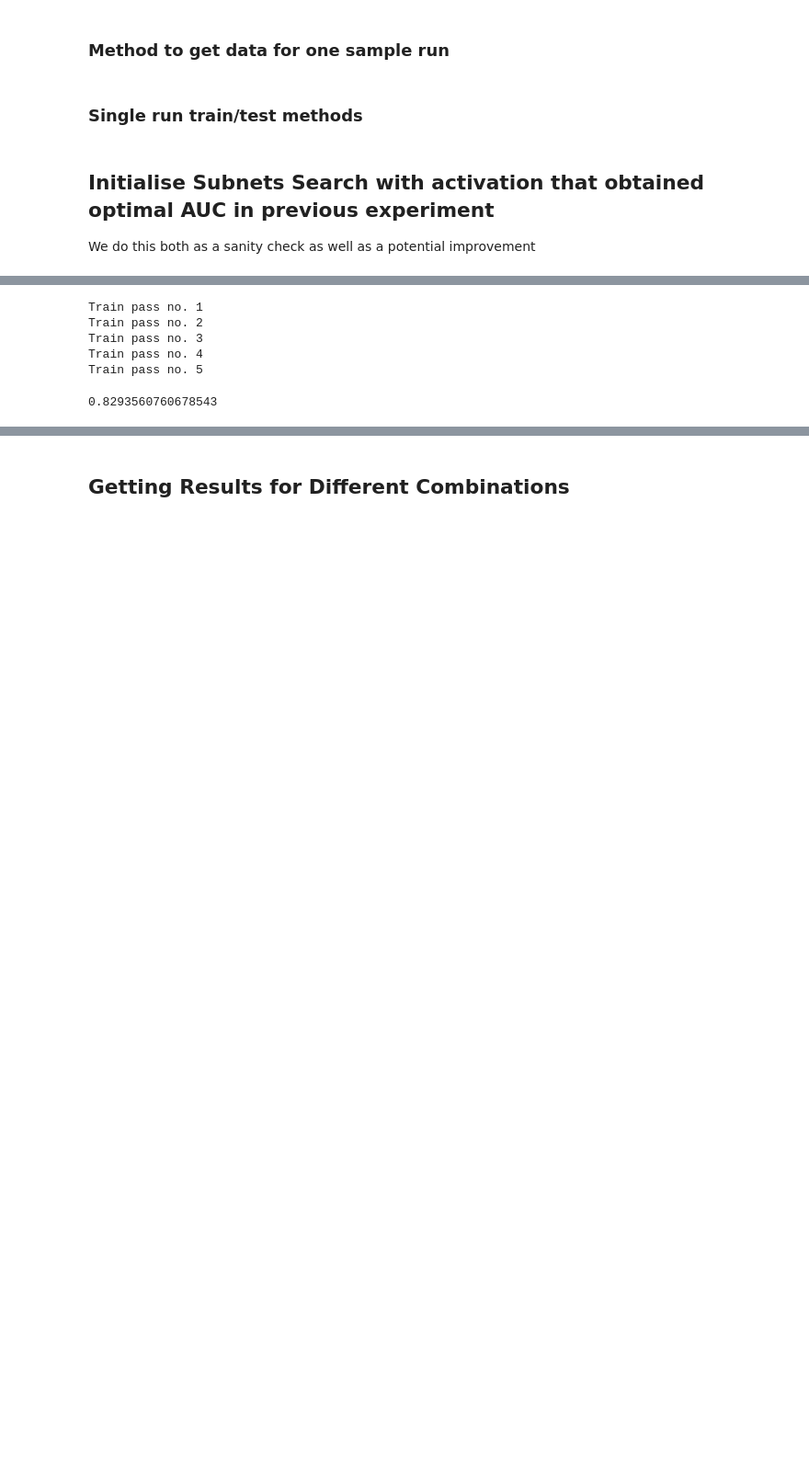
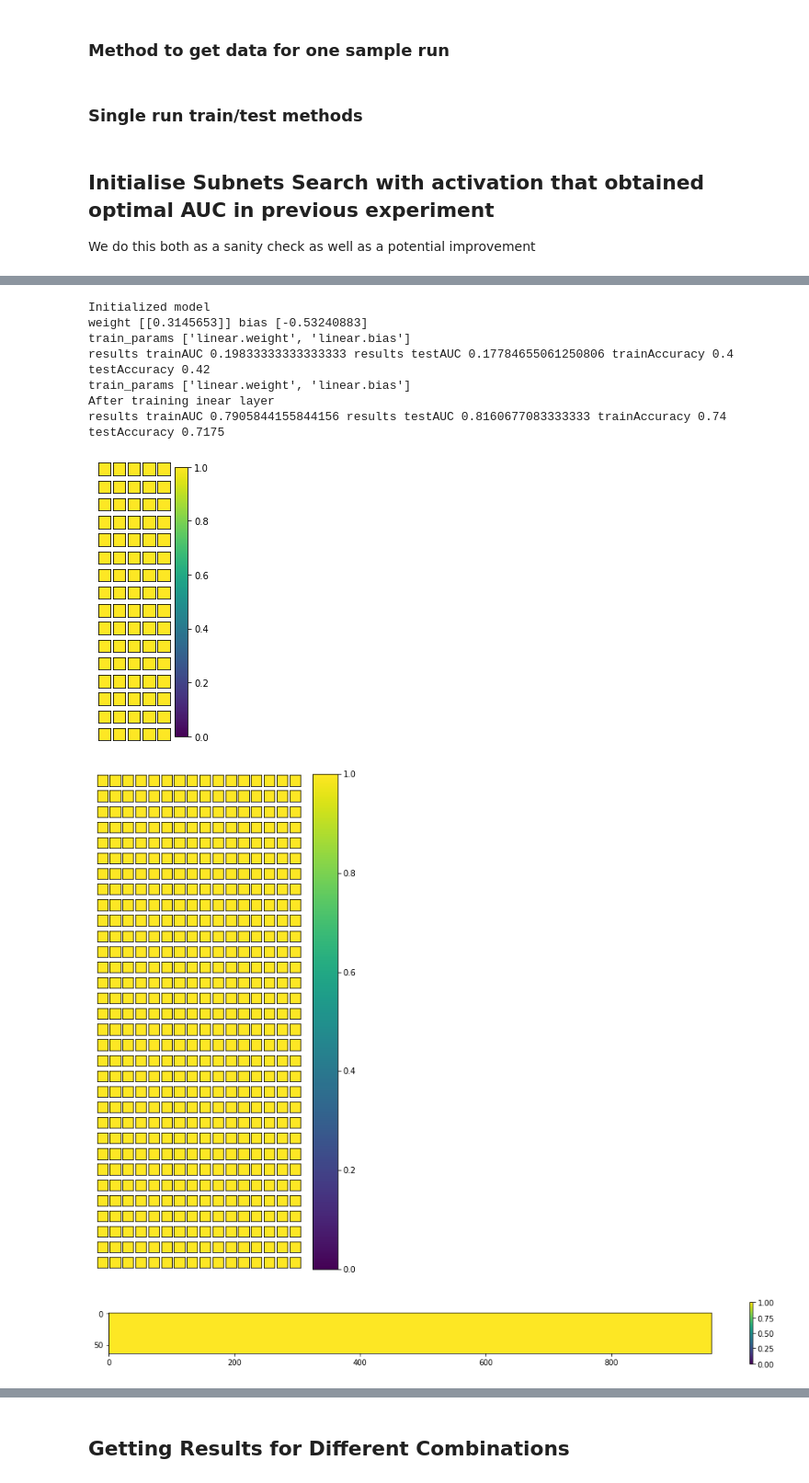
Before and after one commit to arunraja-hub/Preference_Extraction, a Jupyter notebook: find_subnets_torch.ipynb, the cells around one changed output, grey strips where cells are left out. Shown at 92% size. Drawn from its saved outputs; the diff is of its cells as text; code cells hidden in the pictures; blank space fills up the shorter version.

Commit message:
Added code to visualize scores. Also added code to only train the last linear layer if desired.

```diff
--- a/find_subnets_torch.ipynb
+++ b/find_subnets_torch.ipynb
@@ -368,6 +368,9 @@ if params['use_qnet_weights']:
     load_weights(test_model)
 # %% [markdown]
 ## Test the weights loaded properly
+# %%
+def get_numpy_tensor(tensor):
+  return tensor.detach().cpu().numpy()
 # %%
 # Comparing that the models have identical observations for identical images
 tf_conv1_fn = tf.keras.models.Model(inputs=restored_model.input, outputs=restored_model.layers[0].output)
@@ -379,7 +382,7 @@ def npsigmoid(x):
   return 1/(1 + np.exp(-x))
 
 def check_same(torch_layer, tf_layer):
-    torch_out = np.transpose(torch_layer(single_observation_torch).detach().cpu().numpy())
+    torch_out = np.transpose(get_numpy_tensor(torch_layer(single_observation_torch)))
     torch_out = torch_out.reshape(torch_out.shape[:-1])
     tf_out = tf_layer(single_observation)[0].numpy()
     np.testing.assert_allclose(torch_out, tf_out, rtol=.1, atol=5)
@@ -398,7 +401,7 @@ if not params['use_mnist'] and params['use_qnet_weights']:
         check_same(test_model.fwd_flat, tf_flt_fn)
         check_same(test_model.fwd_flat, tf_flt_fn)
 
-        fc1_torch_out = np.transpose(test_model.fwd_fc1(single_observation_torch).detach().cpu().numpy())
+        fc1_torch_out = np.transpose(get_numpy_tensor(test_model.fwd_fc1(single_observation_torch)))
         fc1_torch_out = fc1_torch_out.reshape(fc1_torch_out.shape[:-1])
         fc1_tf_out = tf_fc1_fn(single_observation)[0].numpy()
 
@@ -409,7 +412,7 @@ if not params['use_mnist'] and params['use_qnet_weights']:
 
         check_same(test_model.fwd_fc2, restored_model)
 
-        torch_out = np.transpose(test_model.forward(single_observation_torch).detach().cpu().numpy())
+        torch_out = np.transpose(get_numpy_tensor(test_model.forward(single_observation_torch)))
         torch_out = torch_out.reshape(torch_out.shape[:-1])
         tf_out = npsigmoid(np.sum(restored_model(single_observation)[0].numpy()))
         np.testing.assert_allclose(torch_out, tf_out, rtol=.1, atol=5)
@@ -750,17 +759,0 @@ AUC from only picking a single activation
-# %%
-best_act_index = 34
-K = 66774 / 67152  # Num of weigths with all dense activations except one set to 0 / Number of total weights
-
-params['num_epochs'] = 1
-results = multi_runs(fine_tune=False, K=1, q_head_index=None, q_means_stds=q_mu_s,
-                     use_last_linear=False, init_from_act_index=best_act_index,
-                     learning_rate=0.000, weight_decay=0.000, plots=False)
-
-1 - results['testAUC']
-# %% [output]
-Train pass no. 1
-Train pass no. 2
-Train pass no. 3
-Train pass no. 4
-Train pass no. 5
-0.8293560760678543
@@ -766,0 +803,39 @@ Train pass no. 5
+# %%
+best_act_index = 34
+K = 66774 / 67152  # Num of weigths with all dense activations except one set to 0 / Number of total weights
+
+def print_results_summary(results):
+  print("results trainAUC", results['trainAUC'][-1], "results testAUC", results['testAUC'][-1],
+      "trainAccuracy", results['trainAccuracy'][-1], "testAccuracy", results['testAccuracy'][-1])
+
+model = PrefQNet(fine_tune=False, k=K, q_head_index=None, q_means_stds=q_mu_s,
+                     use_last_linear=True, init_from_act_index=best_act_index)
+
+if params['use_qnet_weights']:
+    load_weights(model)
+
+print("Initialized model")
+visulaize_last_linear(model)
+results = run_model(model, K, learning_rate=0, weight_decay=0, num_epochs=1, tune_scores=False)
+print_results_summary(results)
+
+results = run_model(model, K, learning_rate=0.005, weight_decay=0.0005, num_epochs=100, tune_scores=False)
+print("After training inear layer")
+print_results_summary(results)
+visualize_model(model)
+
+results = run_model(model, .5, learning_rate=0.005, weight_decay=0.0005, num_epochs=100, tune_scores=True)
+print("After training full model")
+print_results_summary(results)
+visualize_model(model)
+# %% [output]
+Initialized model
+weight [[0.3145653]] bias [-0.53240883]
+train_params ['linear.weight', 'linear.bias']
+results trainAUC 0.19833333333333333 results testAUC 0.17784655061250806 trainAccuracy 0.4 testAccuracy 0.42
+train_params ['linear.weight', 'linear.bias']
+After training inear layer
+results trainAUC 0.7905844155844156 results testAUC 0.8160677083333333 trainAccuracy 0.74 testAccuracy 0.7175
+[figure, added]
+[figure, added]
+[figure, added]
```
Also changed, not shown: parts of 29 cells of this notebook.
